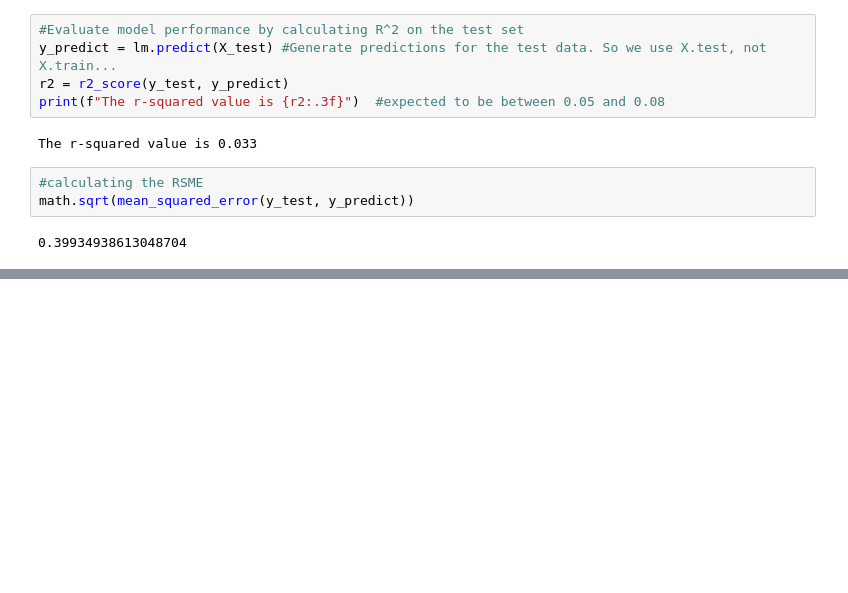
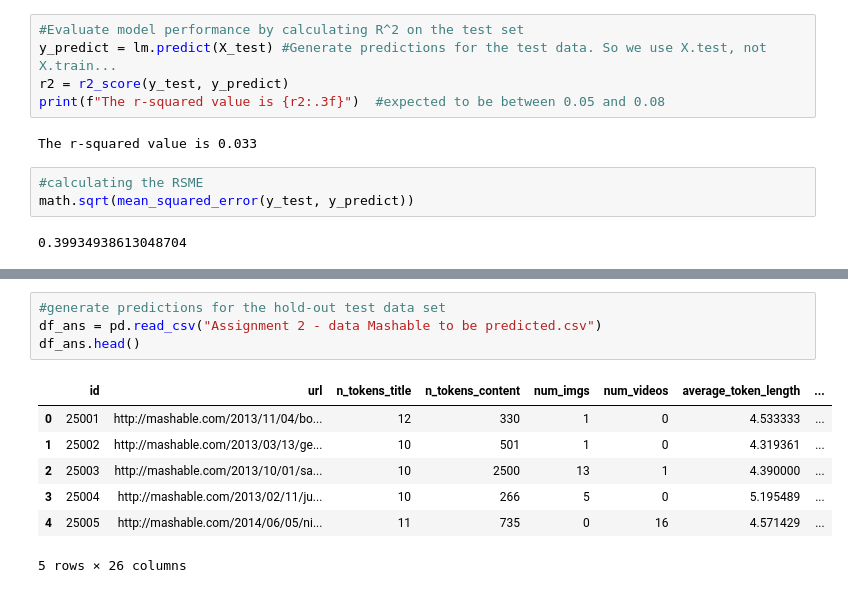
Before and after one commit to JahouNyan/DDL_Ex, a Jupyter notebook: Assignments/Assignment_2/Assignment_2.ipynb, the cells around one changed output, grey strips where cells are left out. Drawn from its saved outputs; the diff is of its cells as text; blank space fills up the shorter version.

```diff
--- a/Assignments/Assignment_2/Assignment_2.ipynb
+++ b/Assignments/Assignment_2/Assignment_2.ipynb
@@ -175,0 +205,12 @@ log(yi)=β0+β1x1i+⋯+βkxki+ei,
+# %%
+#generate predictions for the hold-out test data set
+df_ans = pd.read_csv("Assignment 2 - data Mashable to be predicted.csv")
+df_ans.head()
+# %% [output]
+|  | id | url | n_tokens_title | n_tokens_content | num_imgs | num_videos | average_token_length | ... |
+| 0 | 25001 | http://mashable.com/2013/11/04/bo... | 12 | 330 | 1 | 0 | 4.533333 | ... |
+| 1 | 25002 | http://mashable.com/2013/03/13/ge... | 10 | 501 | 1 | 0 | 4.319361 | ... |
+| 2 | 25003 | http://mashable.com/2013/10/01/sa... | 10 | 2500 | 13 | 1 | 4.390000 | ... |
+| 3 | 25004 | http://mashable.com/2013/02/11/ju... | 10 | 266 | 5 | 0 | 5.195489 | ... |
+| 4 | 25005 | http://mashable.com/2014/06/05/ni... | 11 | 735 | 0 | 16 | 4.571429 | ... |
+5 rows × 26 columns
```
Also changed, not shown: parts of 20 cells of this notebook.
